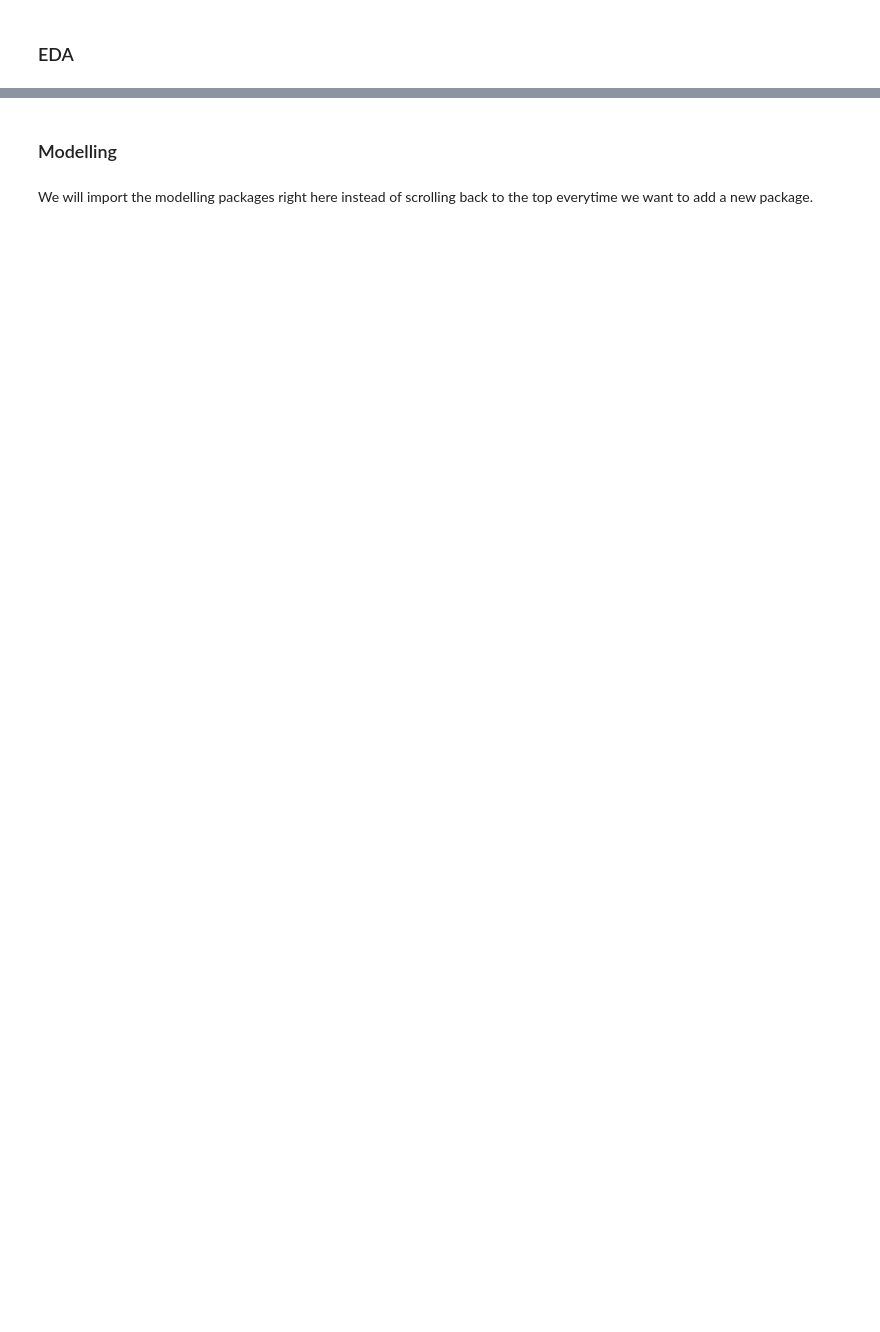
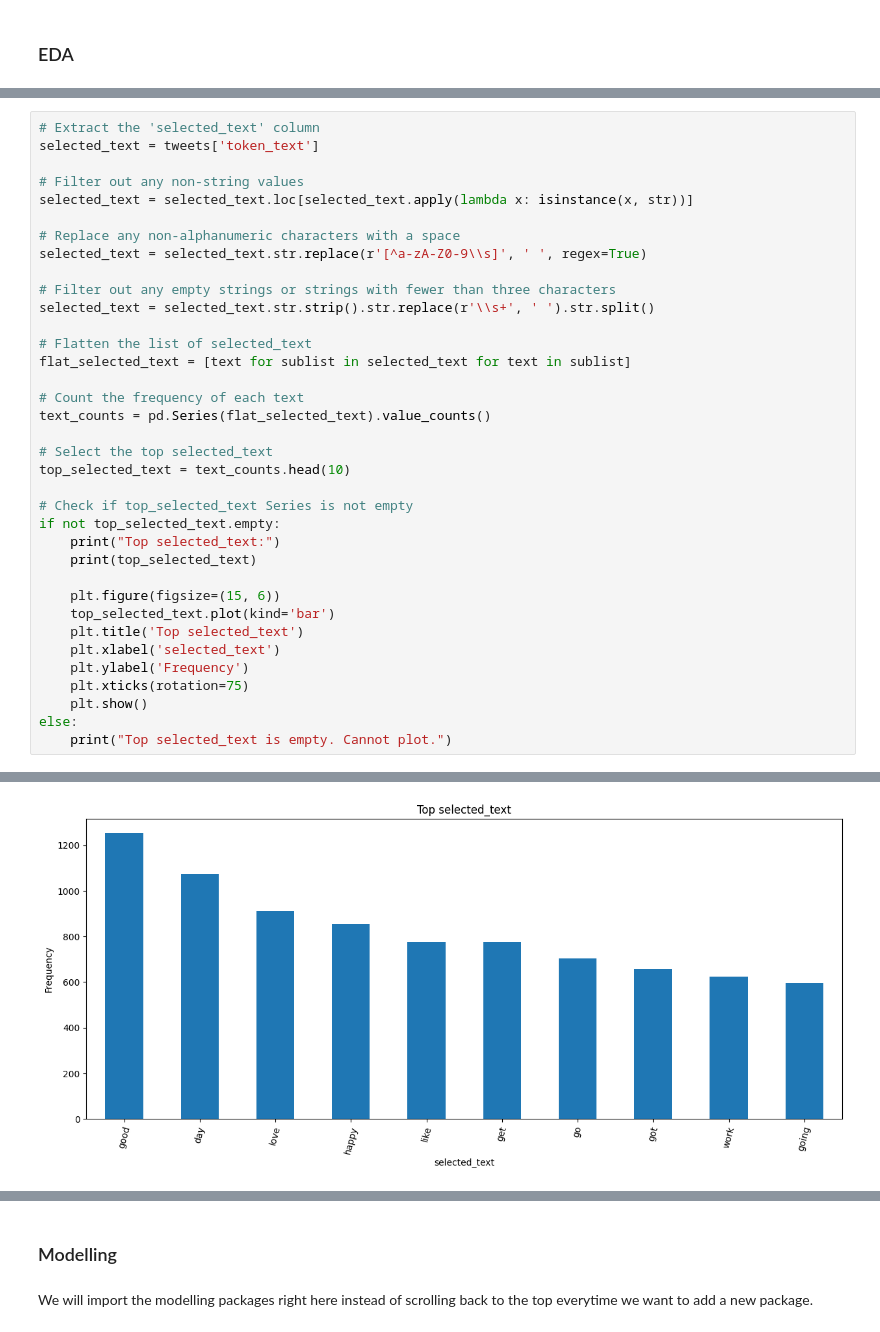
Before and after one commit to I-Macharia/Everyday_Quotes, a Jupyter notebook: Quotes.ipynb, the cells around one changed output, grey strips where cells are left out. Drawn from its saved outputs; the diff is of its cells as text; blank space fills up the shorter version.

```diff
--- a/Quotes.ipynb
+++ b/Quotes.ipynb
@@ -446,0 +468,37 @@ Error:
+# %%
+# Extract the 'selected_text' column
+selected_text = tweets['token_text']
+
+# Filter out any non-string values
+selected_text = selected_text.loc[selected_text.apply(lambda x: isinstance(x, str))]
+
+# Replace any non-alphanumeric characters with a space
+selected_text = selected_text.str.replace(r'[^a-zA-Z0-9\\s]', ' ', regex=True)
+
+# Filter out any empty strings or strings with fewer than three characters
+selected_text = selected_text.str.strip().str.replace(r'\\s+', ' ').str.split()
+
+# Flatten the list of selected_text
+flat_selected_text = [text for sublist in selected_text for text in sublist]
+
+# Count the frequency of each text
+text_counts = pd.Series(flat_selected_text).value_counts()
+
+# Select the top selected_text
+top_selected_text = text_counts.head(10)
+
+# Check if top_selected_text Series is not empty
+if not top_selected_text.empty:
+    print("Top selected_text:")
+    print(top_selected_text)
+
+    plt.figure(figsize=(15, 6))
+    top_selected_text.plot(kind='bar')
+    plt.title('Top selected_text')
+    plt.xlabel('selected_text')
+    plt.ylabel('Frequency')
+    plt.xticks(rotation=75)
+    plt.show()
+else:
+    print("Top selected_text is empty. Cannot plot.")
+# %% [output]
@@ -447,3 +517,4 @@ Error:
+[figure, added]
 # %%
 # # Extract the 'spoken_languages' column
 # spoken_languages = movies_credits['spoken_languages']
```
Also changed, not shown: parts of 40 cells of this notebook, 1 other file.
